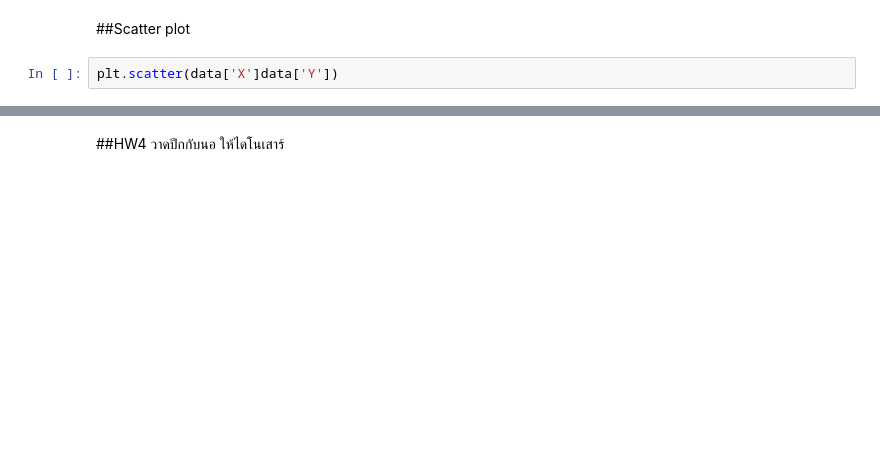
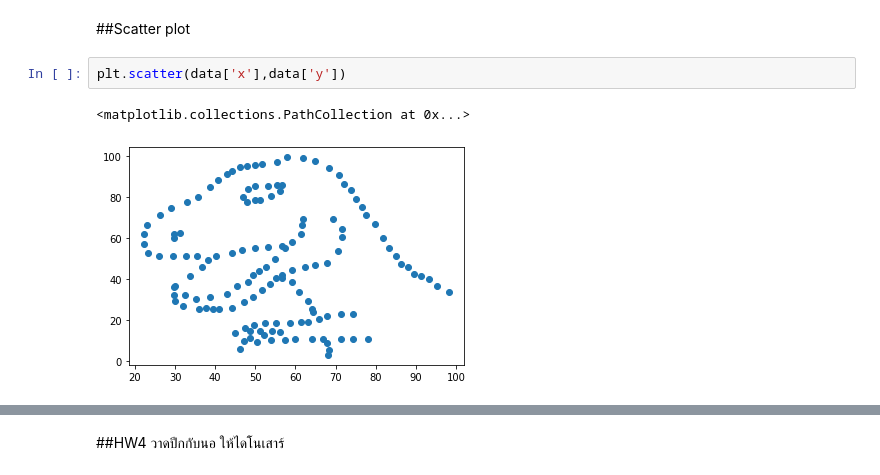
Before and after one commit to waraporn19/KKU_data_mining, a Jupyter notebook: Data102.ipynb, the cells around one changed output, grey strips where cells are left out. Drawn from its saved outputs; the diff is of its cells as text; blank space fills up the shorter version.

```diff
--- a/Data102.ipynb
+++ b/Data102.ipynb
@@ -34,4 +85,7 @@ oput['whiskers'][1].get_xdata()
 # %% [markdown]
 ##Scatter plot
 # %%
-plt.scatter(data['X']data['Y'])
+plt.scatter(data['x'],data['y'])
+# %% [output]
+<matplotlib.collections.PathCollection at 0x...>
+[figure, added]
```
Also changed, not shown: parts of 16 cells of this notebook.
